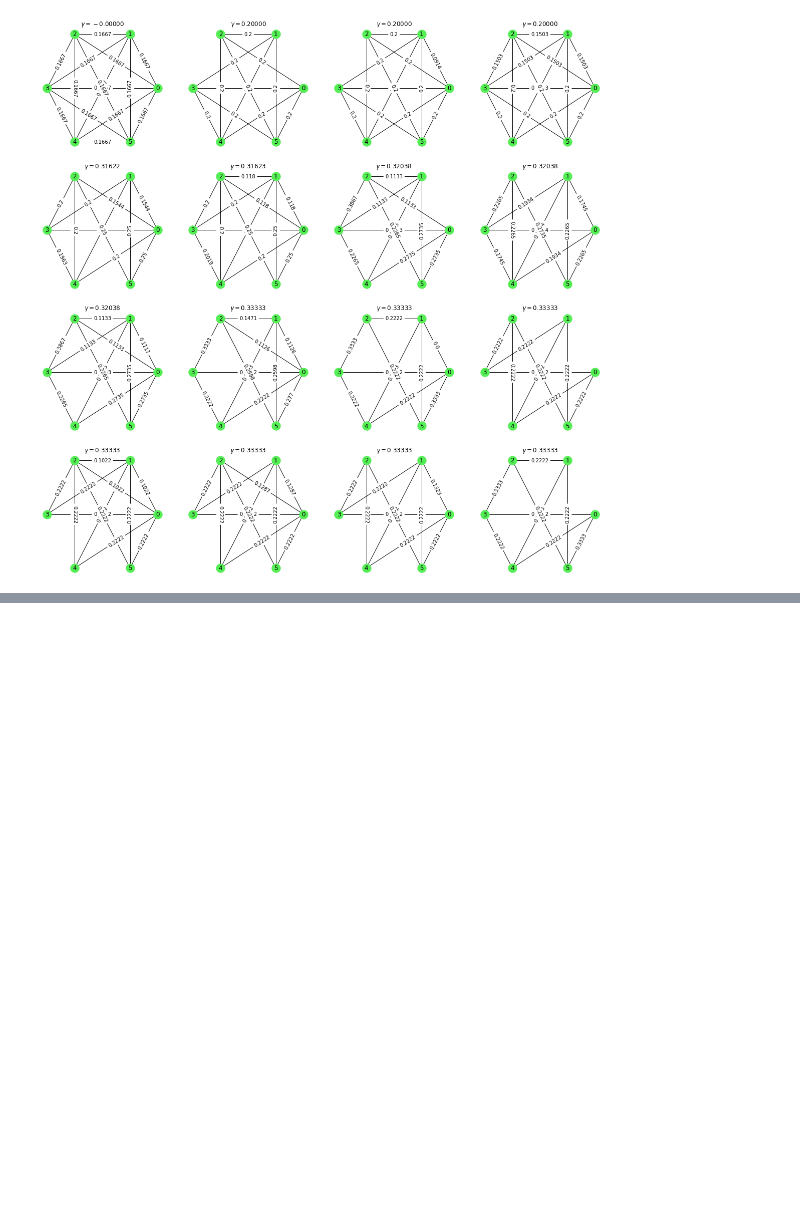
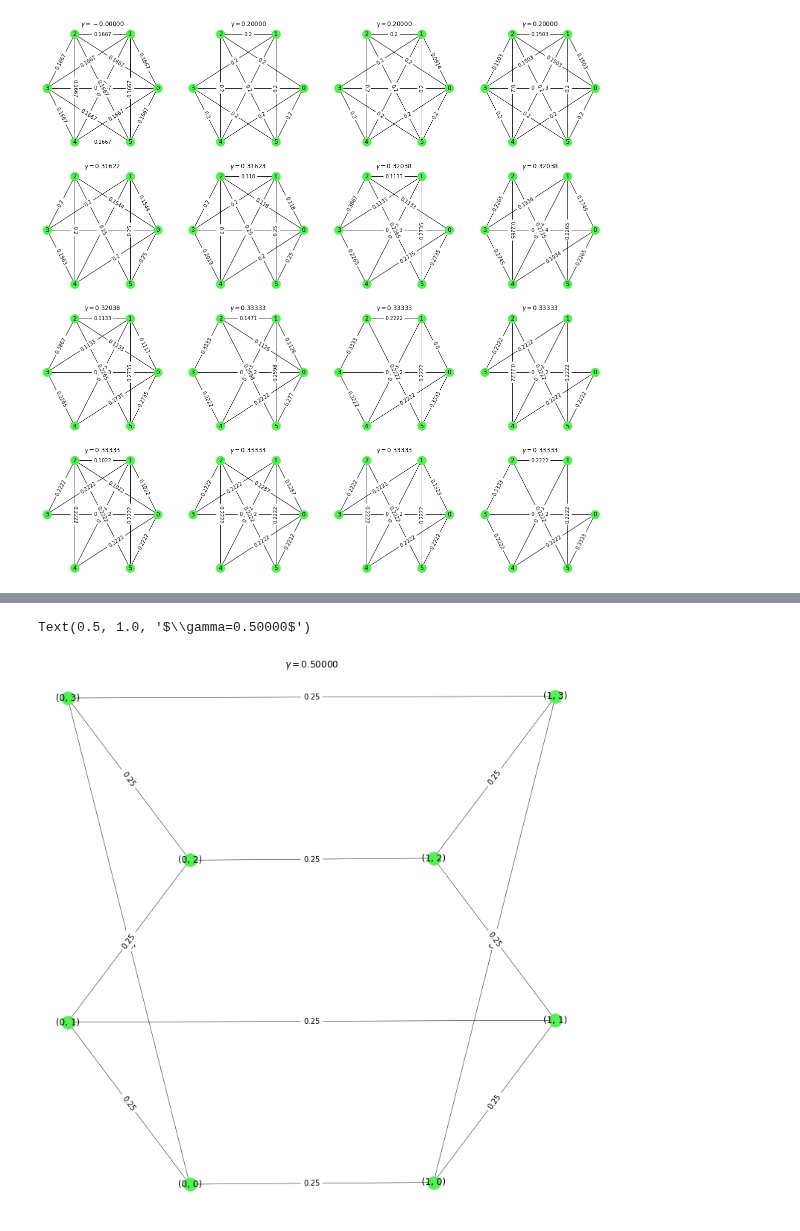
Before and after one commit to Malkovsky/distributed-learning, a Jupyter notebook: notebooks/Fast Averaging.ipynb, the cells around one changed output, grey strips where cells are left out. Saved outputs shown, nothing was run; the diff lists cells and outputs as text; code cells hidden in the pictures; blank space fills up the shorter version.

```diff
--- a/notebooks/Fast Averaging.ipynb
+++ b/notebooks/Fast Averaging.ipynb
@@ -71,0 +98,8 @@ for graph_iter in range(min(16, len(results))):
+# %%
+print('Generating graph...')
+g = nx.hexagonal_lattice_graph(2, 2, periodic=True)
+print('Finding optimial weights...')
+%time weights, gamma = find_optimal_weights(g.edges)
+for e, w in zip(g.edges, weights):
+    g.edges[e]['weight'] = w
+    g.edges[e]['color'] = '#FF0000' if w < 0 else '#000000'
@@ -71,0 +111,14 @@ for graph_iter in range(min(16, len(results))):
+# %%
+plt.rcParams["figure.figsize"] = [10., 10.]
+pos = nx.get_node_attributes(g, 'pos')
+# pos = nx.spring_layout(g)
+edge_colors = nx.get_edge_attributes(g, 'color').values()
+nx.draw(g, pos, with_labels=True, node_color='#55EE55', edge_color=edge_colors, width=0.5)
+labels = nx.get_edge_attributes(g, 'weight')
+for k, v in labels.items():
+    labels[k] = float(f'{v:.3f}')
+nx.draw_networkx_edge_labels(g, pos, edge_labels=labels)
+plt.title(f'$\gamma={gamma:.5f}$')
+# %% [output]
+Text(0.5, 1.0, '$\\gamma=0.50000$')
+[figure, added]
```
Also changed, not shown: parts of 5 cells of this notebook.
